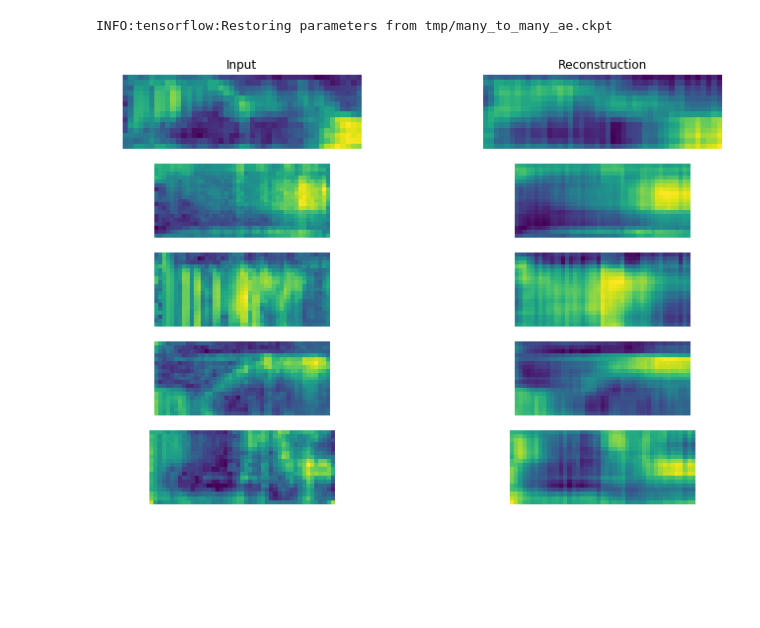
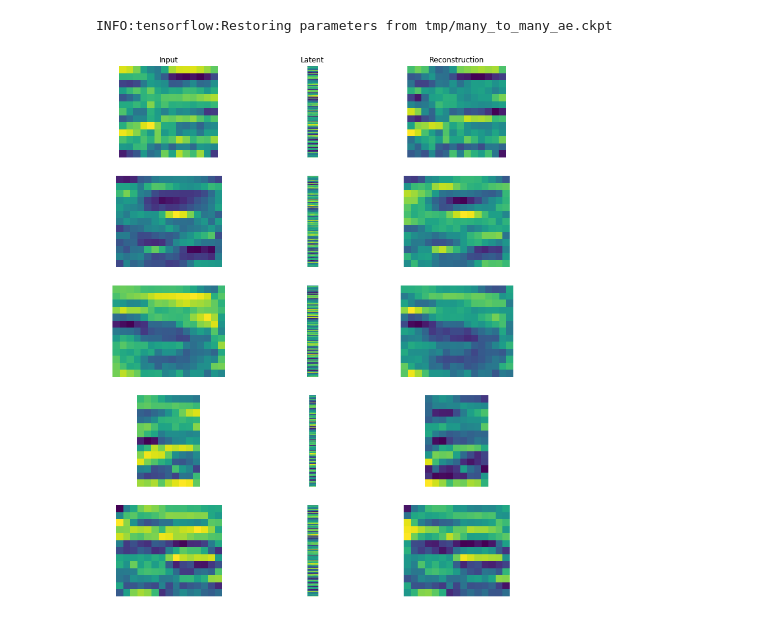
Before and after one commit to kamperh/suzerospeech2019, a Jupyter notebook: notebooks/19_02_01_RPE_example_vq-vae_and_cat-vae.ipynb, the cells around one changed output. Cells and saved outputs as stored; diff of their text form; code cells hidden in the pictures; blank space fills up the shorter version.

```diff
--- a/notebooks/19_02_01_RPE_example_vq-vae_and_cat-vae.ipynb
+++ b/notebooks/19_02_01_RPE_example_vq-vae_and_cat-vae.ipynb
@@ -311,19 +356,35 @@ with tf.Session() as session:
         break  # single batch
 # %% [output]
 INFO:tensorflow:Restoring parameters from tmp/many_to_many_ae.ckpt
-# %%
-# Plot reconstruction
-plt.figure(figsize=(12, 8))
-for i in range(5):
-    plt.subplot(5, 2, 2*i + 1)
-    if i == 0:
-        plt.title("Input")
-    plt.imshow(np_x[i][:np_x_lengths[i]])
-    plt.axis("off")
-    plt.subplot(5, 2, 2*i + 2)
-    if i == 0:
-        plt.title("Reconstruction")
-    plt.imshow(np_y[i][:np_x_lengths[i]])
-    plt.axis("off")
-# %% [output]
-[figure, removed]
+# %%
+def plot_latent_reconstruction(x_input, z_latent, y_recon, x_lengths=None, plot_indices=None, figsize=(12, 8)):
+    if plot_indices is None:
+        plot_indices = range(min(len(x_input), 10))
+    plt.figure(figsize=figsize)
+    for count, i in enumerate(plot_indices):
+        # Plot original input
+        plt.subplot(5, 3, 3*count + 1)
+        if count == 0:
+            plt.title("Input")
+        x_input_i = x_input[i][:x_lengths[i]] if x_lengths is not None else x_input[i]
+        plt.imshow(x_input_i.T)
+        plt.axis("off")
+        # Plot latent encoding
+        plt.subplot(5, 3, 3*count + 2)
+        if count == 0:
+            plt.title("Latent")
+        z_latent_i = z_latent[i][:x_lengths[i]] if x_lengths is not None else z_latent[i]
+        plt.imshow(z_latent_i.T)
+        plt.axis("off")
+        # Plot reconstruction (without padding)
+        plt.subplot(5, 3, 3*count + 3)
+        if count == 0:
+            plt.title("Reconstruction")
+        y_recon_i = y_recon[i][:x_lengths[i]] if x_lengths is not None else y_recon[i]
+        plt.imshow(y_recon_i.T)
+        plt.axis("off")
+# %%
+# Plot reconstruction and latent
+plot_latent_reconstruction(np_x, np_z, np_y, np_x_lengths, plot_indices=range(5), figsize=(12, 16))
+# %% [output]
+[figure, added]
```
Also changed, not shown: parts of 32 cells of this notebook.
